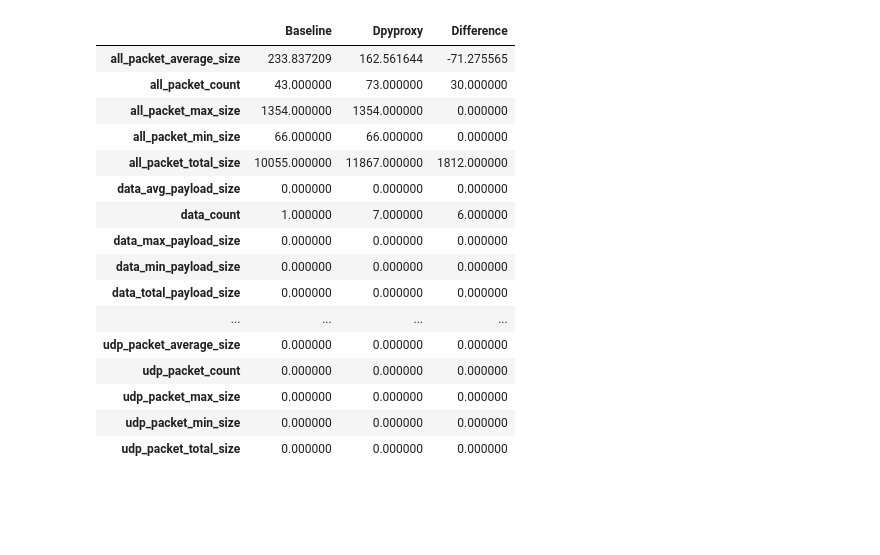
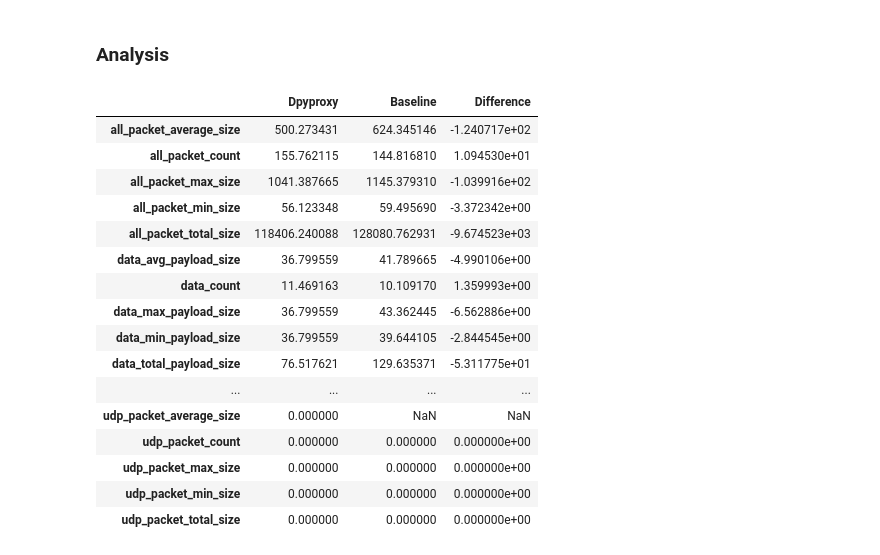
Before and after one commit to meganrichards3/DPYProxy_Networks, a Jupyter notebook: process_results.ipynb, the cells around one changed output. Drawn from its saved outputs; the diff is of its cells as text; code cells hidden in the pictures; blank space fills up the shorter version.

Commit message:
combined results and processing scripts

```diff
--- a/process_results.ipynb
+++ b/process_results.ipynb
@@ -83,34 +95,38 @@ dpyproxy_website.head(5)
+# %% [markdown]
+### Analysis
 # %%
+def calculate_col_means(df1, df2, df1_name = "DF1", df2_name = "DF2"):
+
+    # Calculate the mean of numerical columns for both dataframes
+    df1_means= df1.mean(numeric_only=True)
+    df2_means = df2.mean(numeric_only=True)
+
+    # Combine the means into a single dataframe for comparison
+    comparison = pd.DataFrame({df1_name: df1_means, df2_name: df2_means})
+    comparison['Difference'] = comparison[df1_name] - comparison[df2_name]
+    return comparison
+
 # Filter for a specific website
-website = dpyproxy_website['website'].iloc[0]
-dpyproxy = dpyproxy_website[dpyproxy_website['website'] == website]
-baseline = baseline_website[baseline_website['website'] == website]
-
-# Calculate the mean of numerical columns for both dataframes
-baseline_means = baseline.mean(numeric_only=True)
-dpyproxy_means = dpyproxy.mean(numeric_only=True)
-
-# Combine the means into a single dataframe for comparison
-comparison = pd.DataFrame({'Baseline': baseline_means, 'Dpyproxy': dpyproxy_means})
-comparison['Difference'] = comparison['Dpyproxy'] - comparison['Baseline']
+dpyproxy_website = pd.read_csv("combined_dpyproxy_website_only.csv")
+baseline_website = pd.read_csv("combined_baseline_website_only.csv")
 
 # Display the comparison (NOTE: this is for website traffic)
-comparison
+calculate_col_means(dpyproxy_website, baseline_website, df1_name = "Dpyproxy", df2_name = "Baseline")
 # %% [output]
-|  | Baseline | Dpyproxy | Difference |
-| all_packet_average_size | 233.837209 | 162.561644 | -71.275565 |
-| all_packet_count | 43.000000 | 73.000000 | 30.000000 |
-| all_packet_max_size | 1354.000000 | 1354.000000 | 0.000000 |
-| all_packet_min_size | 66.000000 | 66.000000 | 0.000000 |
-| all_packet_total_size | 10055.000000 | 11867.000000 | 1812.000000 |
-| data_avg_payload_size | 0.000000 | 0.000000 | 0.000000 |
-| data_count | 1.000000 | 7.000000 | 6.000000 |
-| data_max_payload_size | 0.000000 | 0.000000 | 0.000000 |
-| data_min_payload_size | 0.000000 | 0.000000 | 0.000000 |
-| data_total_payload_size | 0.000000 | 0.000000 | 0.000000 |
+|  | Dpyproxy | Baseline | Difference |
+| all_packet_average_size | 500.273431 | 624.345146 | -1.240717e+02 |
+| all_packet_count | 155.762115 | 144.816810 | 1.094530e+01 |
+| all_packet_max_size | 1041.387665 | 1145.379310 | -1.039916e+02 |
+| all_packet_min_size | 56.123348 | 59.495690 | -3.372342e+00 |
+| all_packet_total_size | 118406.240088 | 128080.762931 | -9.674523e+03 |
+| data_avg_payload_size | 36.799559 | 41.789665 | -4.990106e+00 |
+| data_count | 11.469163 | 10.109170 | 1.359993e+00 |
+| data_max_payload_size | 36.799559 | 43.362445 | -6.562886e+00 |
+| data_min_payload_size | 36.799559 | 39.644105 | -2.844545e+00 |
+| data_total_payload_size | 76.517621 | 129.635371 | -5.311775e+01 |
 | ... | ... | ... | ... |
-| udp_packet_average_size | 0.000000 | 0.000000 | 0.000000 |
-| udp_packet_count | 0.000000 | 0.000000 | 0.000000 |
-| udp_packet_max_size | 0.000000 | 0.000000 | 0.000000 |
-| udp_packet_min_size | 0.000000 | 0.000000 | 0.000000 |
-| udp_packet_total_size | 0.000000 | 0.000000 | 0.000000 |
+| udp_packet_average_size | 0.000000 | NaN | NaN |
+| udp_packet_count | 0.000000 | 0.000000 | 0.000000e+00 |
+| udp_packet_max_size | 0.000000 | 0.000000 | 0.000000e+00 |
+| udp_packet_min_size | 0.000000 | 0.000000 | 0.000000e+00 |
+| udp_packet_total_size | 0.000000 | 0.000000 | 0.000000e+00 |
```
Also changed, not shown: parts of 5 cells of this notebook, 2 other files.
